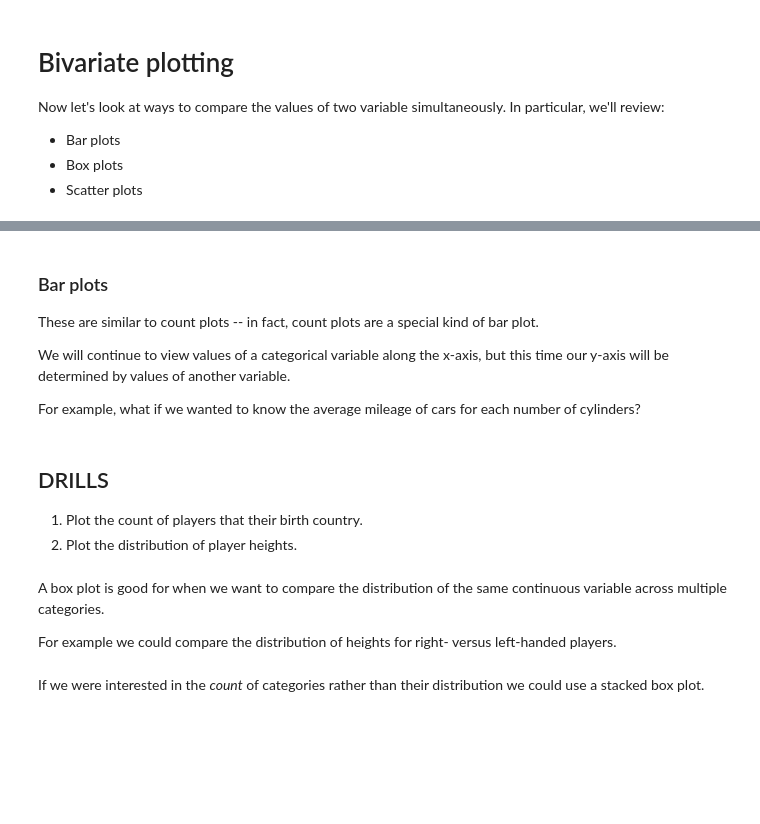
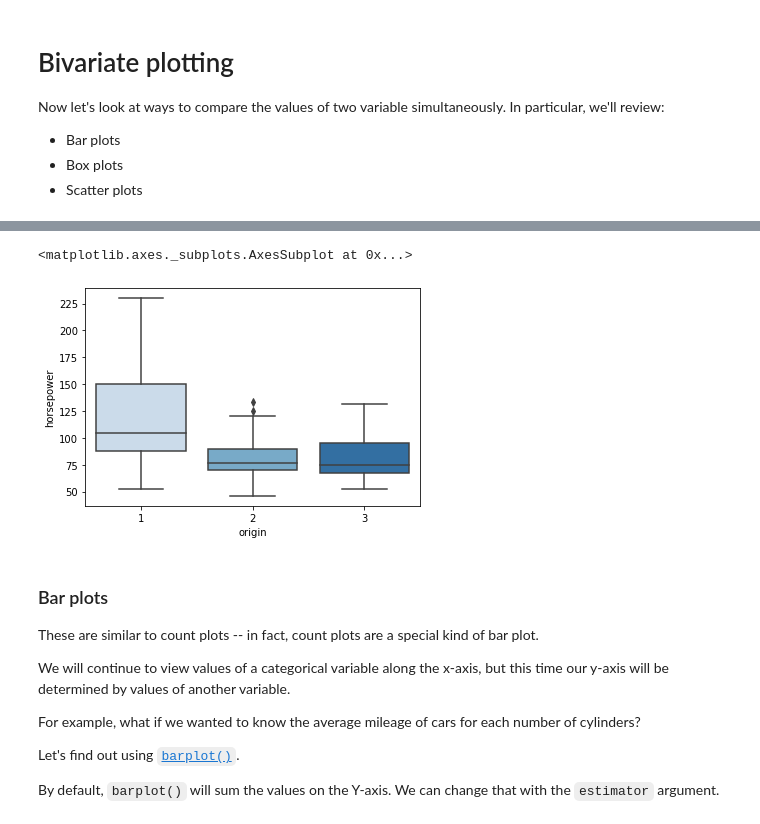
Before and after one commit to stringfestdata/olt-python-for-excel-users, a Jupyter notebook: 3-python-for-data-analysis/data-visualization.ipynb, the cells around one changed output, grey strips where cells are left out. Drawn from its saved outputs; the diff is of its cells as text; code cells hidden in the pictures; blank space fills up the shorter version.

```diff
--- a/3-python-for-data-analysis/data-visualization.ipynb
+++ b/3-python-for-data-analysis/data-visualization.ipynb
@@ -119,3 +151,9 @@ Now let's look at ways to compare the values of two variable simultaneously. In
+# %%
+# Create our box plot
+sns.boxplot(x='origin', y='horsepower', data=mpg, palette='Blues')
+# %% [output]
+<matplotlib.axes._subplots.AxesSubplot at 0x...>
+[figure, added]
 # %% [markdown]
 ### Bar plots
 
@@ -123,17 +161,8 @@ These are similar to count plots -- in fact, count plots are a special kind of b
 
 We will continue to view values of a categorical variable along the x-axis, but this time our y-axis will be determined by values of another variable.
 
+For example, what if we wanted to know the average mileage of cars for each number of cylinders?
 
+Let's find out using [`barplot()`](http://seaborn.pydata.org/generated/seaborn.barplot.html).
 
-For example, what if we wanted to know the average mileage of cars for each number of cylinders?
+By default, `barplot()` will sum the values on the Y-axis. We can change that with the `estimator` argument.
-# %% [markdown]
-## DRILLS
-
-1. Plot the count of players that their birth country.
-2. Plot the distribution of player heights.
-# %% [markdown]
-A box plot is good for when we want to compare the distribution of the same continuous variable across multiple categories.
-
-For example we could compare the distribution of heights for right- versus left-handed players.
-# %% [markdown]
-If we were interested in the *count* of categories rather than their distribution we could use a stacked box plot.
```
Also changed, not shown: parts of 23 cells of this notebook, 5 other files.
